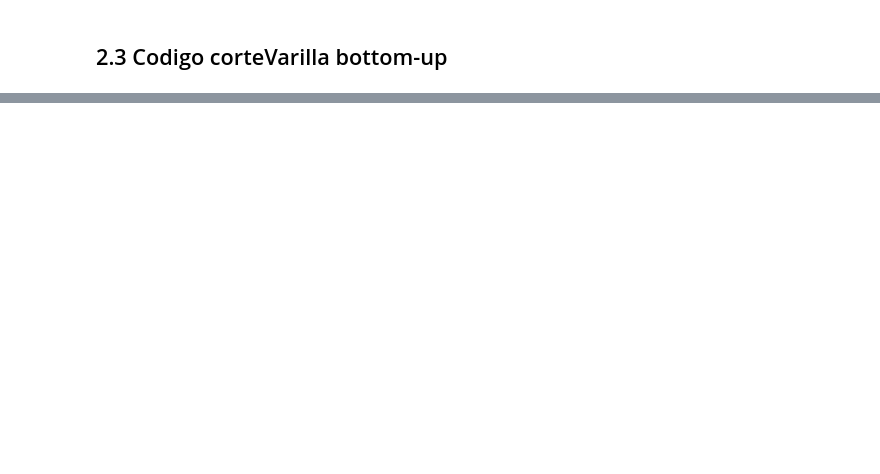
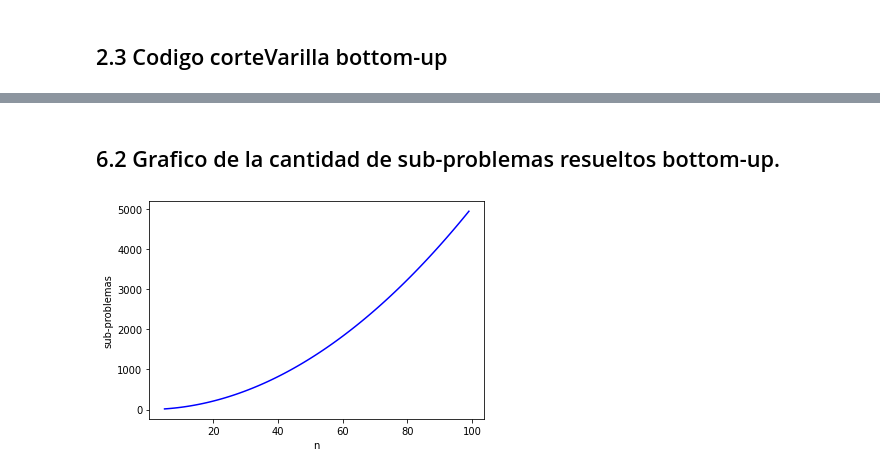
Before and after one commit to CharlyAguirre/ADA-informes, a Jupyter notebook: cuttingRodd.ipynb, the cells around one changed output, grey strips where cells are left out. Cells and saved outputs as stored; diff of their text form; code cells hidden in the pictures; blank space fills up the shorter version.

```diff
--- a/cuttingRodd.ipynb
+++ b/cuttingRodd.ipynb
@@ -286,0 +518,28 @@ print(tabla, tamanyo)
+# %% [markdown]
+## 6.2 Grafico de la cantidad de sub-problemas resueltos bottom-up.
+# %%
+from numpy.core.fromnumeric import size
+import matplotlib.pyplot as plt
+import datetime
+from timeit import repeat
+import random
+
+x=[]; y=[]; y2=[];
+
+for n in range(5,100):
+
+  a = cutrod_instance_generator(n)
+
+  maxBeneficio, cortes, problemas = cortarVarilla(n, a)
+
+  x.append(n)
+  y.append(problemas)
+
+
+plt.plot(x, y, "-b", label="sub-problemas resueltos por bottom-up")
+
+plt.xlabel('n')
+plt.ylabel('sub-problemas')
+plt.show()
+# %% [output]
+[figure, added]
```
Also changed, not shown: parts of 18 cells of this notebook.
